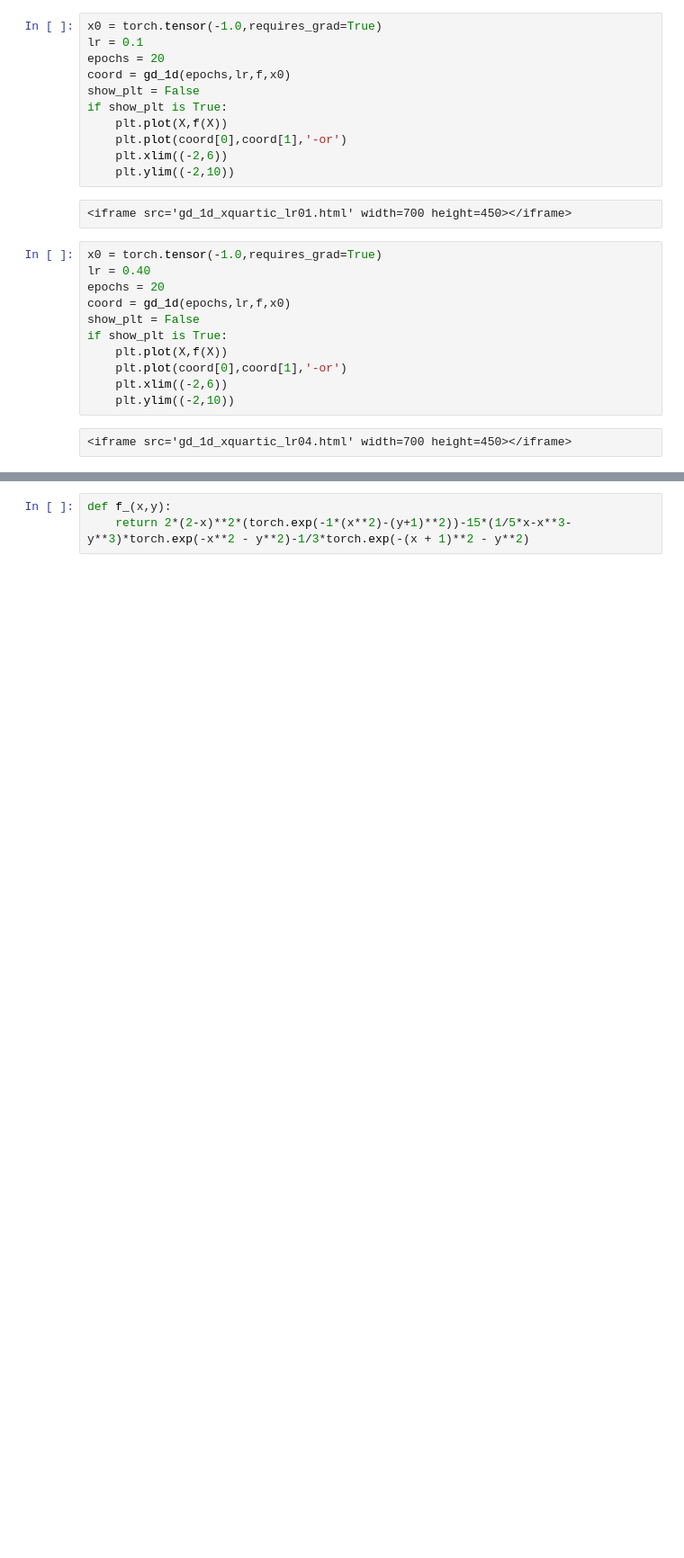
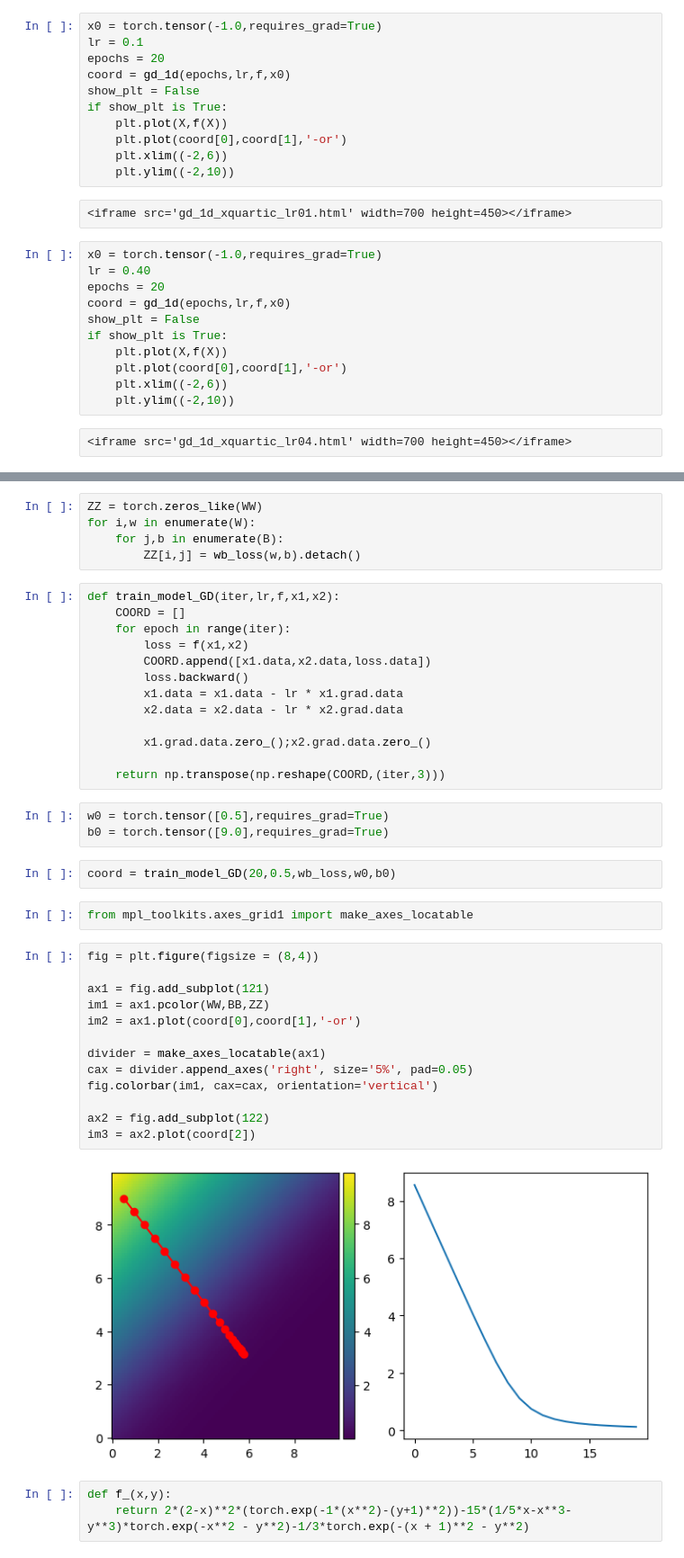
Before and after one commit to LinusLach/Blog, a Jupyter notebook: posts/post-with-code/Pytorch/Post_02.ipynb, the cells around one changed output, grey strips where cells are left out. Shown at 90% size. Saved outputs shown, nothing was run; the diff lists cells and outputs as text; blank space fills up the shorter version.

Commit message:
Post02 added more examples for GD and grid search for optimal learning rate

```diff
--- a/posts/post-with-code/Pytorch/Post_02.ipynb
+++ b/posts/post-with-code/Pytorch/Post_02.ipynb
@@ -104,3 +130,43 @@ plt.pcolor(XX, YY, ZZ)
+# %%
+ZZ = torch.zeros_like(WW)
+for i,w in enumerate(W):
+    for j,b in enumerate(B):
+        ZZ[i,j] = wb_loss(w,b).detach()
+# %%
+def train_model_GD(iter,lr,f,x1,x2):
+    COORD = []
+    for epoch in range(iter):
+        loss = f(x1,x2)
+        COORD.append([x1.data,x2.data,loss.data])
+        loss.backward()
+        x1.data = x1.data - lr * x1.grad.data
+        x2.data = x2.data - lr * x2.grad.data
+
+        x1.grad.data.zero_();x2.grad.data.zero_()
+
+    return np.transpose(np.reshape(COORD,(iter,3)))
+# %%
+w0 = torch.tensor([0.5],requires_grad=True)
+b0 = torch.tensor([9.0],requires_grad=True)
+# %%
+coord = train_model_GD(20,0.5,wb_loss,w0,b0)
+# %%
+from mpl_toolkits.axes_grid1 import make_axes_locatable
+# %%
+fig = plt.figure(figsize = (8,4))
+
+ax1 = fig.add_subplot(121)
+im1 = ax1.pcolor(WW,BB,ZZ)
+im2 = ax1.plot(coord[0],coord[1],'-or')
+
+divider = make_axes_locatable(ax1)
+cax = divider.append_axes('right', size='5%', pad=0.05)
+fig.colorbar(im1, cax=cax, orientation='vertical')
+
+ax2 = fig.add_subplot(122)
+im3 = ax2.plot(coord[2])
+# %% [output]
+[figure, added]
 # %%
 def f_(x,y):
     return 2*(2-x)**2*(torch.exp(-1*(x**2)-(y+1)**2))-15*(1/5*x-x**3-y**3)*torch.exp(-x**2 - y**2)-1/3*torch.exp(-(x + 1)**2 - y**2)
```
Also changed, not shown: parts of 16 cells of this notebook, 2 other files.
